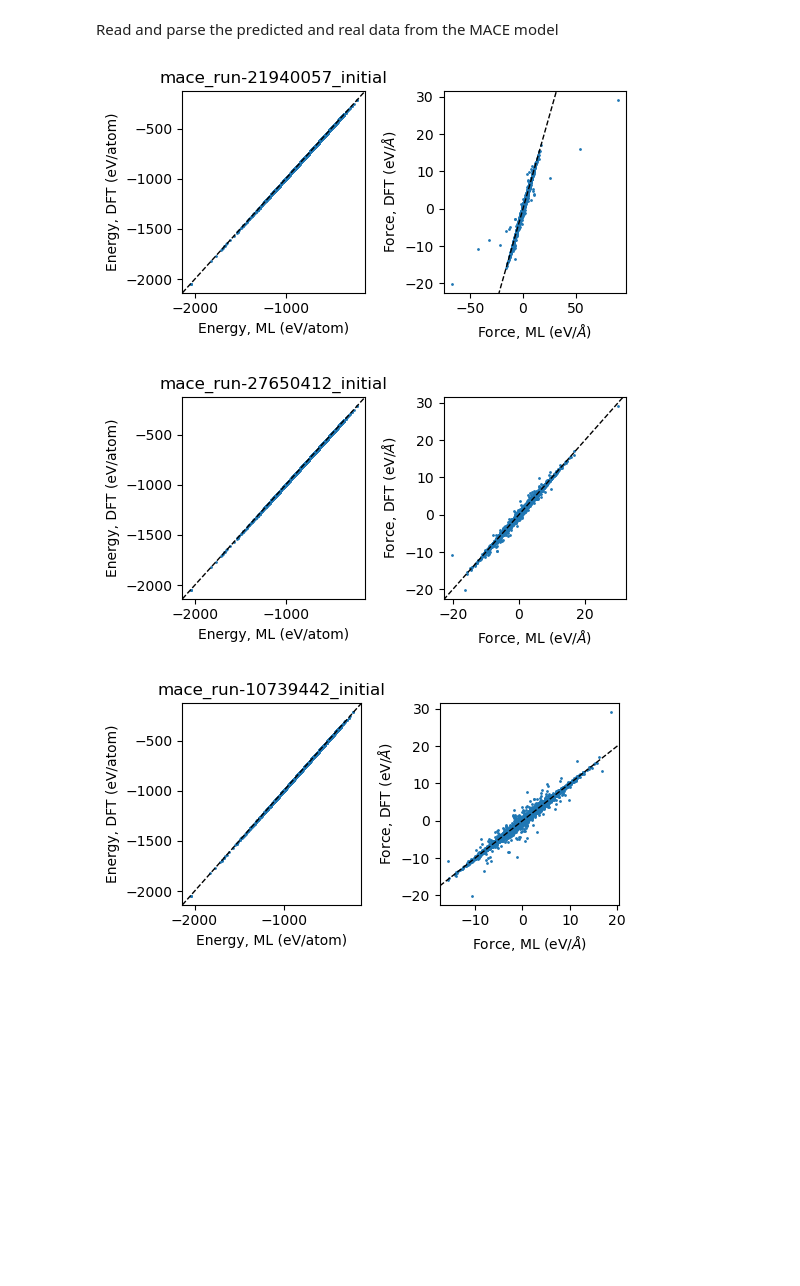
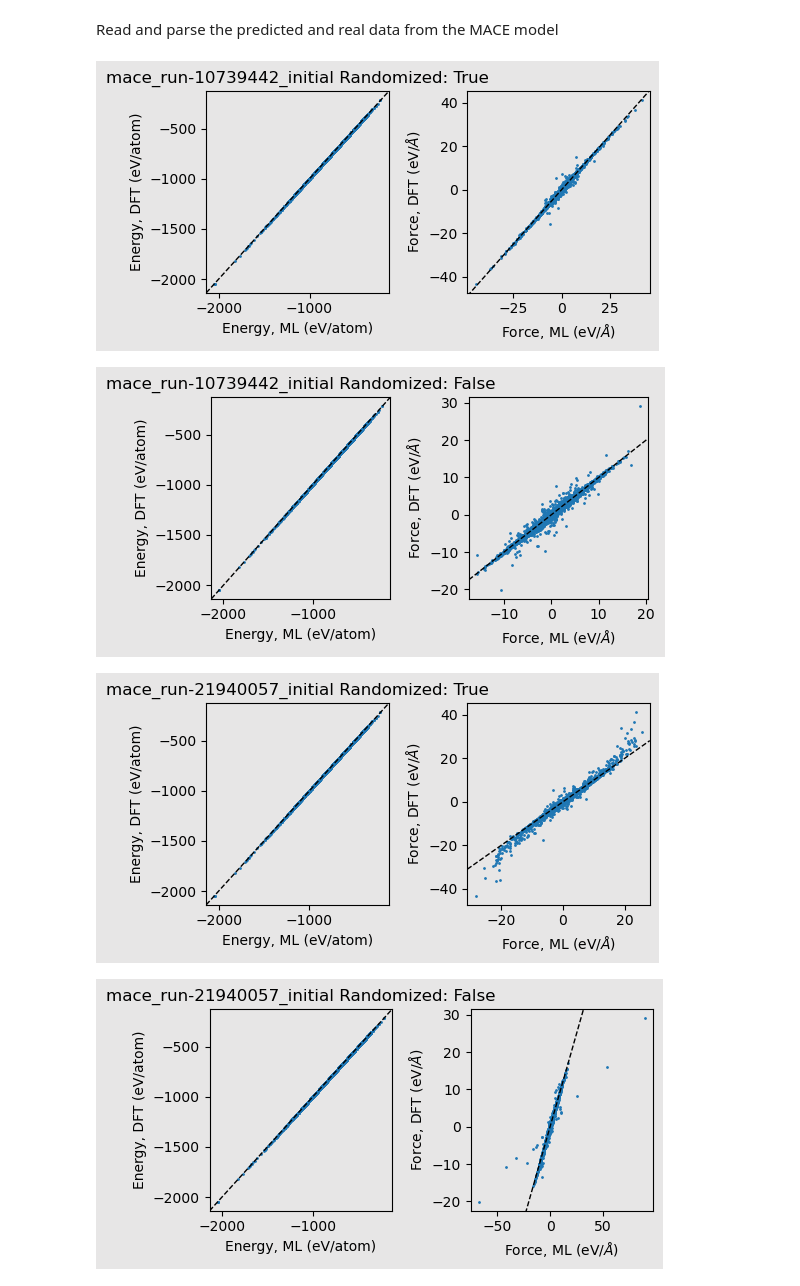
Before and after one commit to atuecke/fast-finetuned-forcefields, a Jupyter notebook: notebooks/mace-dehyd/0_pretraining/2-evaluate_initial.ipynb, the cells around one changed output. Drawn from its saved outputs; the diff is of its cells as text; code cells hidden in the pictures; blank space fills up the shorter version.

Commit message:
Cleaned up the code a bit
Cleaned up the code and made it a little easier to compare multiple models.

```diff
--- a/notebooks/mace-dehyd/0_pretraining/2-evaluate_initial.ipynb
+++ b/notebooks/mace-dehyd/0_pretraining/2-evaluate_initial.ipynb
@@ -13,24 +13,31 @@ Give the name of the best model and create a directory for any saved data
 # %%
-models = ["mace_run-21940057_initial", "mace_run-27650412_initial", "mace_run-10739442_initial"]
+models = [ #bools are if the model should be evaluated on a randomized dataset or not
+    ["mace_run-10739442_initial", True],
+    ["mace_run-10739442_initial", False],
+    ["mace_run-21940057_initial", True],
+    ["mace_run-21940057_initial", False]
+]
 outputs_dir = Path("data")
 if not Path(outputs_dir).exists():
     outputs_dir.mkdir()
 # %% [markdown]
 Create an evaluate.xyz set for evaluating the MACE model's performance
 # %%
-if not Path(f"{outputs_dir}/evaluate.xyz").exists():
-    h5_to_xyz("../data/raw-data/ani1x-release.h5", f"{outputs_dir}/evaluate.xyz", percentage=0.04) #Makes the evaluate dataset from a percentage of the real one
+for name, randomize in models:
+    if not Path(f"{outputs_dir}/evaluate{'-randomize' if randomize else ''}.xyz").exists():
+        h5_to_xyz("../data/raw-data/ani1x-release.h5", f"{outputs_dir}/evaluate{'-randomize' if randomize else ''}.xyz", percentage=0.04, randomize=randomize) #Makes the evaluate dataset from a percentage of the real one
 # %% [markdown]
 Create a command to run the eval_configs.py script from MACE as a subprocess
 # %%
 commands = {}
-for model in models:
-    if not Path(f"{outputs_dir}/{model}.xyz").exists():
-        commands[model] = [
+for name, randomize in models:
+    if not Path(f"{outputs_dir}/{name}{'-randomize' if randomize else ''}.xyz").exists():
+        commands[name, randomize] = [
             "python",
             "../../../mace/scripts/eval_configs.py",
-            "--model", f"../runs/checkpoints/{model}.model",
+            "--model", f"../runs/checkpoints/{name}.model",
             "--device", "cuda",
-            "--output", f"{outputs_dir}/{model}.xyz",
-            "--configs", f"{outputs_dir}/evaluate.xyz"
+            "--output", f"{outputs_dir}/{name}{'-randomize' if randomize else ''}.xyz",
+            "--configs", f"{outputs_dir}/evaluate{'-randomize' if randomize else ''}.xyz"
         ]
+print(commands)
@@ -40,37 +49,40 @@ for command in commands.values():
 # %% [markdown]
 Read and parse the predicted and real data from the MACE model
 # %%
-for name in models:
-    data = read(f"{outputs_dir}/{name}.xyz", index=":")
+for name, randomize in models:
+    data = read(f"{outputs_dir}/{name}{'-randomize' if randomize else ''}.xyz", index=":")
     ml_energy = [molecule.info["MACE_energy"] for molecule in data]
     ml_forces = np.concatenate([molecule.arrays["MACE_forces"].ravel() for molecule in data])
     true_forces = np.concatenate([molecule.arrays["forces"].ravel() for molecule in data])
     true_energy = [molecule.info["energy"] for molecule in data]
     ml_energy_per_atom = np.array(ml_energy) / np.array([len(molecule) for molecule in data])
     true_energy_per_atom = np.array(true_energy) / np.array([len(molecule) for molecule in data])
 
     # Create the plots
     fig, axs = plt.subplots(1, 2, figsize=(5.5, 3.))
 
     # Energy plot
     axs[0].scatter(ml_energy_per_atom, true_energy_per_atom, s=1)
     axs[0].set_xlabel('Energy, ML (eV/atom)')
     axs[0].set_ylabel('Energy, DFT (eV/atom)')
-    axs[0].set_title(name)
+    axs[0].set_title(f"{name} Randomized: {randomize}")
 
     # Force plot
     axs[1].scatter(ml_forces, true_forces, s=1)
     axs[1].set_xlabel('Force, ML (eV/$\\AA$)')
     axs[1].set_ylabel('Force, DFT (eV/$\\AA$)')
 
     for ax in axs:
         ax.set_xlim(ax.get_xlim())
         ax.set_ylim(ax.get_ylim())
+        ax.set_facecolor("#e7e6e6")
         ax.plot(ax.get_xlim(), ax.get_xlim(), 'k--', lw=1)
 
     fig.tight_layout()
+    fig.set_facecolor("#e7e6e6")
     plt.show()
 # %% [output]
-[figure, old version]
+[figure, new version]
-[figure, old version]
+[figure, new version]
-[figure, old version]
+[figure, new version]
+[figure, added]
```
Also changed, not shown: parts of 2 cells of this notebook, 5 other files.
